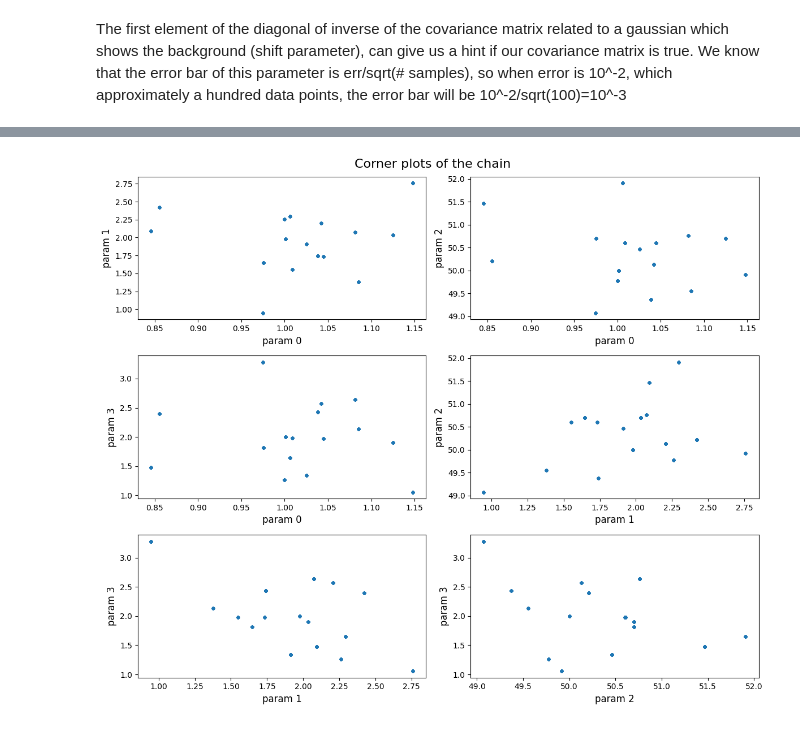
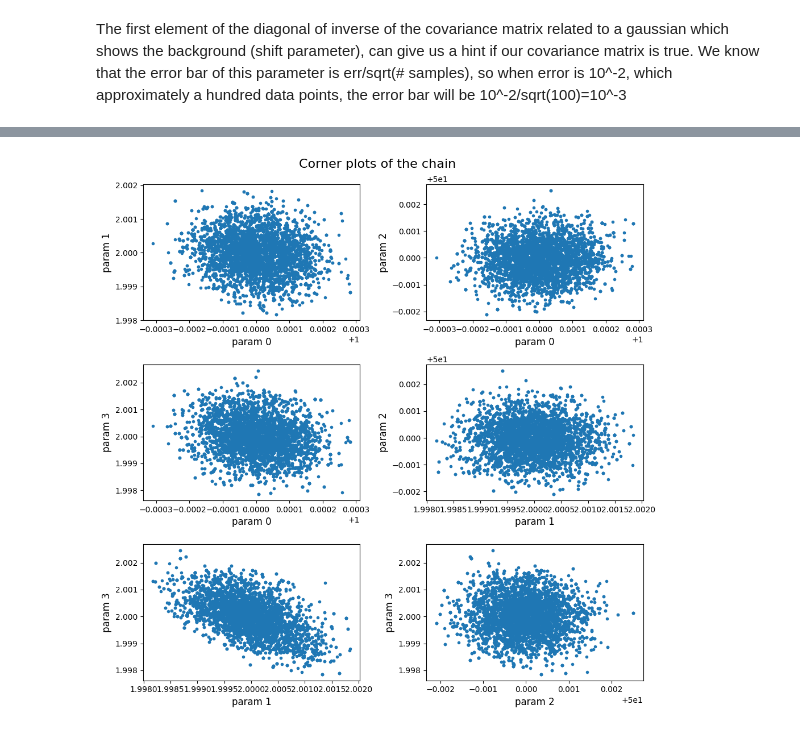
Before and after one commit to aryana-haghjoo/My-Project, a Jupyter notebook: code_history/gauss/test_lm.ipynb, the cells around one changed output, grey strips where cells are left out. Drawn from its saved outputs; the diff is of its cells as text; code cells hidden in the pictures.

```diff
--- a/code_history/gauss/test_lm.ipynb
+++ b/code_history/gauss/test_lm.ipynb
@@ -24,6 +24,7 @@ def derivative(m, x, func = gauss, d = 1E-2):
     y = func(m , x)
     derivs = np.zeros([len(x), len(m)])
     dpars = d * m
+    dpars = np.array(dpars, copy=True, dtype = 'float64')
     for i in range(len(m)):
         pars_plus = np.array(m, copy=True, dtype = 'float64')
         pars_plus[i] = pars_plus[i] + dpars[i]
@@ -104,7 +105,7 @@ def draw_samples(covariance_matrix, nset):
     #normalizing the covariance matrix
     D = np.diag(np.diag(covariance_matrix)) #diagonal matrix of covariance matrix
     D_sqrt = np.sqrt(D)
-    D_inv_sqrt = np.linalg.inv(D_sqrt)
+    D_inv_sqrt = np.linalg.pinv(D_sqrt)
     covariance_matrix_normalized = D_inv_sqrt @ covariance_matrix @ D_inv_sqrt #normalized covariance matrix
 
     e,v = np.linalg.eigh(covariance_matrix_normalized)
@@ -126,7 +127,6 @@ def draw_samples(covariance_matrix, nset):
 
 
 def chisquare (pars, data, Ninv): #returns the chi-square of two 21cm curves - err can be a number/array
-
     pred = gauss(pars, x)
     r = data-pred
     chisq = r.T@Ninv@r
@@ -162,7 +162,6 @@ def mcmc(fun_chisq, start_guess, covariance_matrix, data, Ninv, nstep):
             acceptance_ratio = acceptance_ratio + 1
             chisq[i] = new_chisq
             chain[i, :] = new_param
-
         else :
             betta = 0.5
             if np.random.rand(1)<betta*(np.exp(-0.5*(new_chisq-chisq[i-1]))):
@@ -179,7 +182,7 @@ m_true = np.array(m_true, copy=True, dtype = 'float64')
 x = np.linspace(1, 100, 100)
 y_true = gauss(m_true, x)
 m_0 = m_true * (1 +  0.1* np.random.randn(len(m_true)))
-err = 1
+err = 1E-3
 Ninv = ((err)**(-2))*np.eye(len(x))
 # %%
 m_fit = LM (m_0, derivative, x, y_true, niter=20, Ninv = Ninv)
@@ -237,7 +279,7 @@ param_length = len(m_true)
 nstep = 10000
 # %%
 #Running the MCMC
-params, cs, acceptance_ratio = mcmc(chisquare, m_fit, mycov, y_true, Ninv, nstep)
+params, cs, acceptance_ratio = mcmc(chisquare, m_fit, mycovinv, y_true, Ninv, nstep)
 
 #MCMC output
 mcmc_param= np.empty(param_length)
@@ -353,37 +395,37 @@ plt.show()
 # %%
 #params_cut = params[1000:, :]
 params_cut = np.copy(params)
-fig, ax_list = plt.subplots(3, 2, figsize=(12,10))
+fig, ax_list = plt.subplots(3, 2, figsize=(10,10))
 fig.suptitle('Corner plots of the chain', fontsize=16)
 
 ax_list[0, 0].plot(params_cut[:, 0], params_cut[:, 1], linestyle = "", marker=".")
 ax_list[0, 0].set_ylabel('param 1', fontsize=12)
 ax_list[0, 0].set_xlabel('param 0', fontsize=12)
 
 ax_list[0, 1].plot(params_cut[:, 0], params_cut[:, 2], linestyle = "", marker=".")
 ax_list[0, 1].set_ylabel('param 2', fontsize=12)
 ax_list[0, 1].set_xlabel('param 0', fontsize=12)
 
 ax_list[1, 0].plot(params_cut[:, 0], params_cut[:, 3], linestyle = "", marker=".")
 ax_list[1, 0].set_ylabel('param 3', fontsize=12)
 ax_list[1, 0].set_xlabel('param 0', fontsize=12)
 
 ax_list[1, 1].plot(params_cut[:, 1], params_cut[:, 2], linestyle = "", marker=".")
 ax_list[1, 1].set_ylabel('param 2', fontsize=12)
 ax_list[1, 1].set_xlabel('param 1', fontsize=12)
 
 ax_list[2, 0].plot(params_cut[:, 1], params_cut[:, 3], linestyle = "", marker=".")
 ax_list[2, 0].set_ylabel('param 3', fontsize=12)
 ax_list[2, 0].set_xlabel('param 1', fontsize=12)
 
 ax_list[2, 1].plot(params_cut[:, 2], params_cut[:, 3], linestyle = "", marker=".")
 ax_list[2, 1].set_ylabel('param 3', fontsize=12)
 ax_list[2, 1].set_xlabel('param 2', fontsize=12)
 
 plt.tight_layout()
 plt.show()
 # %% [output]
-[figure, old version]
+[figure, new version]
 # %%
 fig, ax_list = plt.subplots(2, 2, figsize=(12,10))
 fig.suptitle('Chi-Square vs paramters', fontsize=16)
```
Also changed, not shown: parts of 20 cells of this notebook.
